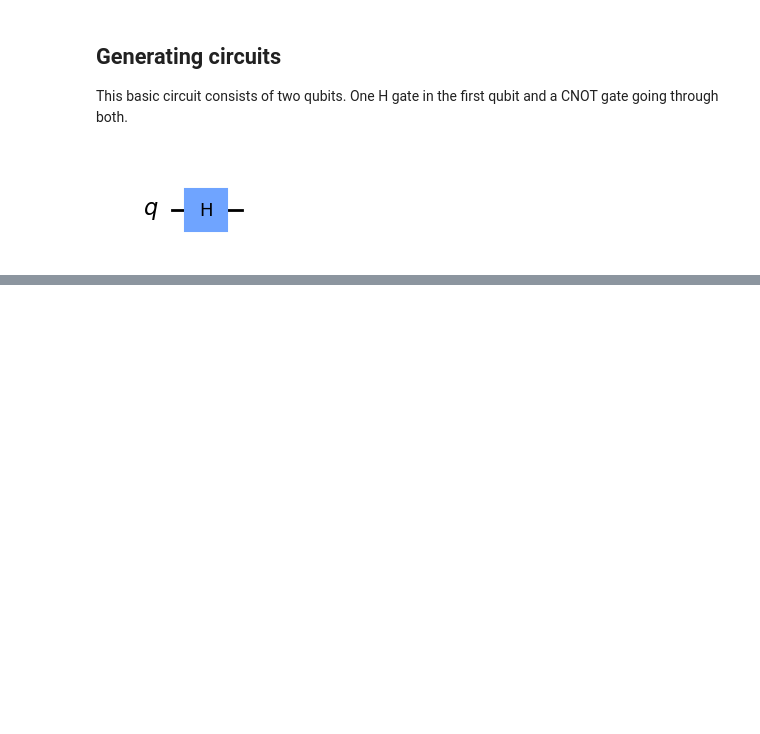
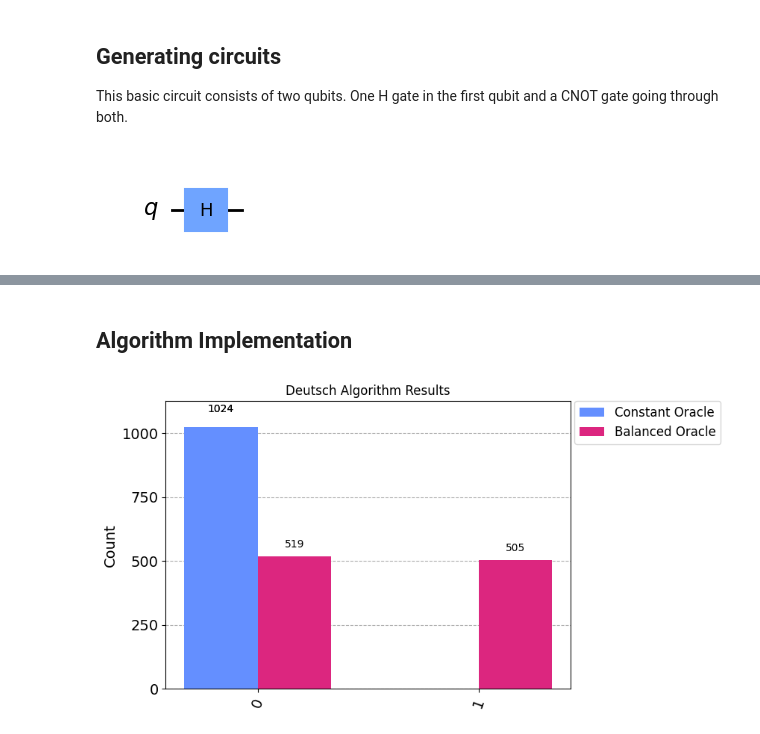
Before and after one commit to Adrian-Holk-Lebinski/Emerging-Technologies, a Jupyter notebook: project.ipynb, the cells around one changed output, grey strips where cells are left out. Saved outputs shown, nothing was run; the diff lists cells and outputs as text; code cells hidden in the pictures; blank space fills up the shorter version.

Commit message:
Added simplified Deutch's algorithm

```diff
--- a/project.ipynb
+++ b/project.ipynb
@@ -133,0 +135,41 @@ A constant function in classical computing is one that returns the same result e
+# %% [markdown]
+## Algorithm Implementation
+# %%
+from qiskit import QuantumCircuit, Aer, transpile, assemble
+from qiskit.visualization import plot_histogram
+
+def deutsch_algorithm(oracle_type):
+    #Create a quantum circuit with two qubits and one classical bit for storing results
+    circuit = QuantumCircuit(2, 1)
+
+    #Apply Hadamard gate on both qubits
+    circuit.h([0, 1])
+
+    #Apply X and H gate on the second qubit, creating the |1) state
+    circuit.x(1)
+    circuit.h(1)
+
+    #Apply the Deutsch oracle based on the given type
+    if oracle_type == 'balanced':
+        circuit.cx(0, 1)  #Apply CNOT gate to balanced oracle
+
+    #Apply H gate on the first qubit
+    circuit.h(0)
+
+    #Measure the first qubit and store the result in classical bit
+    circuit.measure(0, 0)
+
+    return circuit
+
+simulator = Aer.get_backend('qasm_simulator')
+constant_circuit = transpile(deutsch_algorithm('constant'), simulator)
+balanced_circuit = transpile(deutsch_algorithm('balanced'), simulator)
+
+constant_result = simulator.run(constant_circuit).result()
+balanced_result = simulator.run(balanced_circuit).result()
+
+plot_histogram([constant_result.get_counts(), balanced_result.get_counts()],
+               legend=['Constant Oracle', 'Balanced Oracle'],
+               title='Deutsch Algorithm Results')
+# %% [output]
+[figure, added]
```
Also changed, not shown: parts of 12 cells of this notebook.
